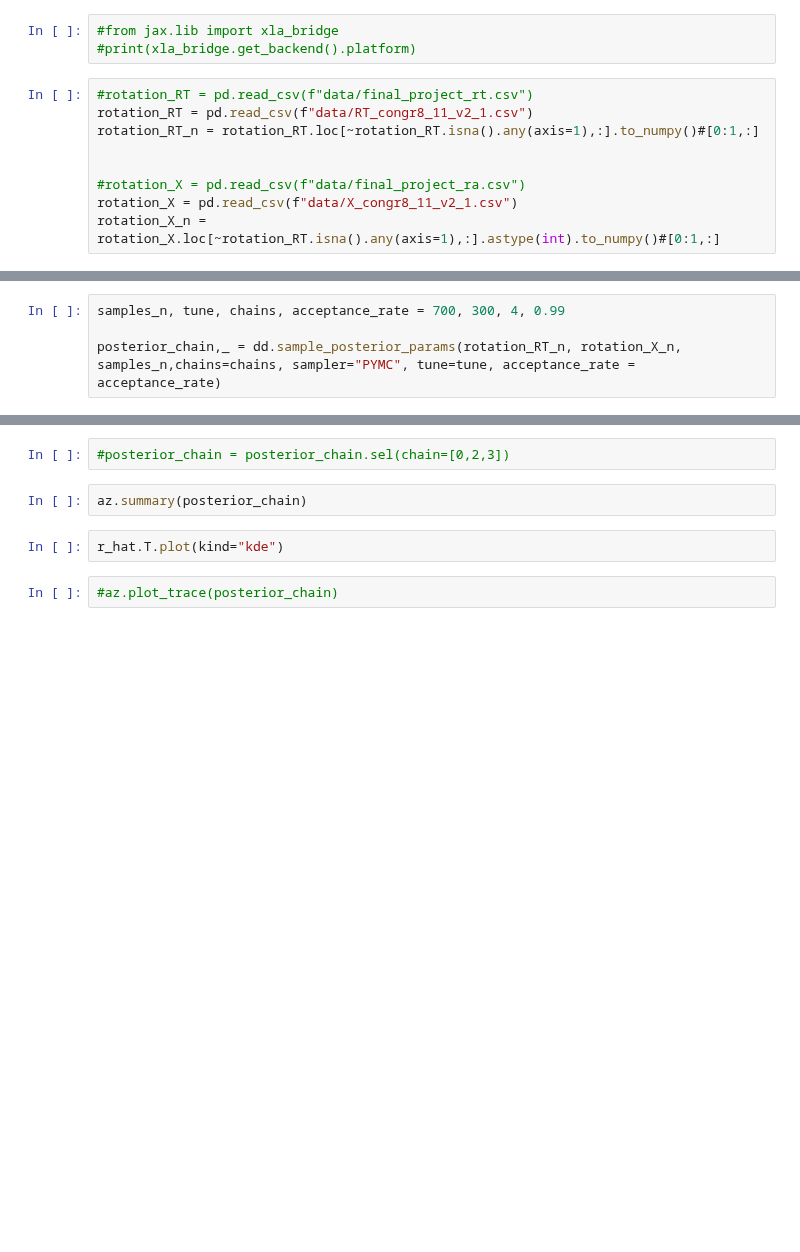
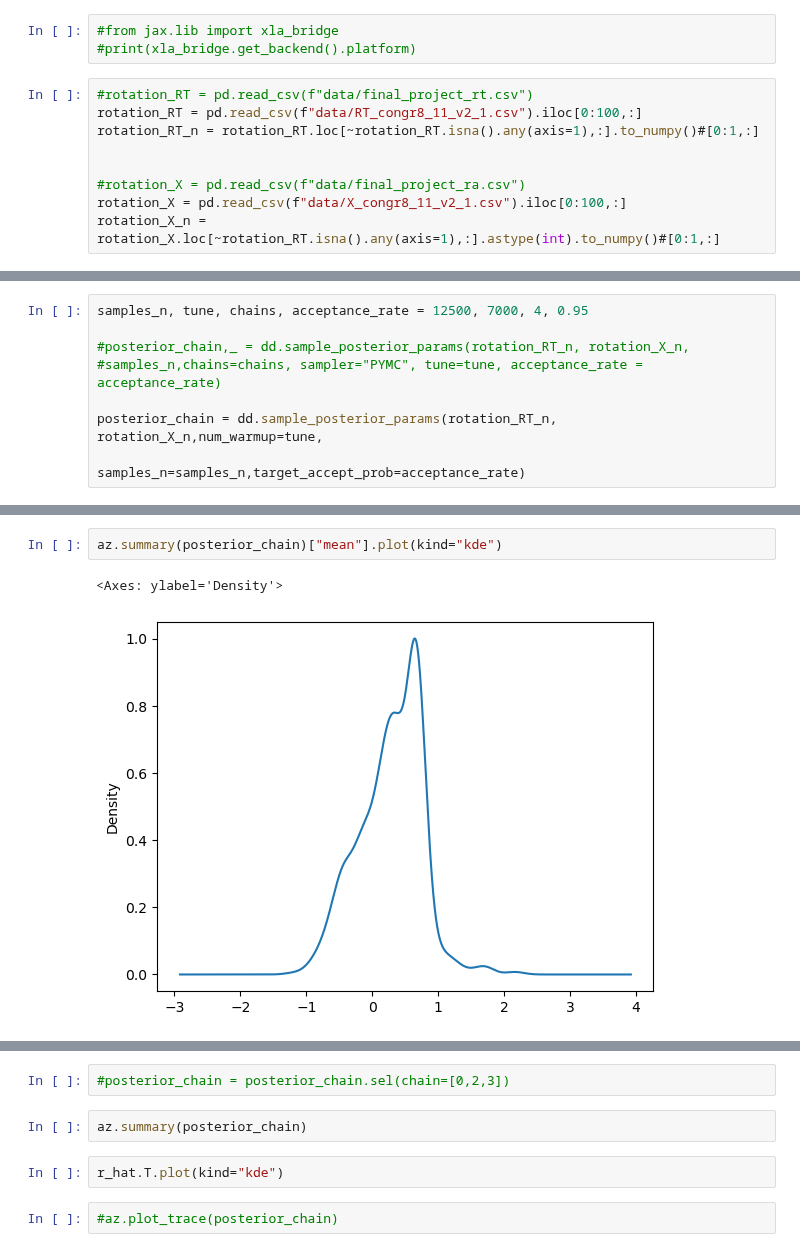
Before and after one commit to rkmalaiya/stochastic_cognitive_dynamics, a Jupyter notebook: examples/diffusion_mental_rotation.ipynb, the cells around one changed output, grey strips where cells are left out. Cells and saved outputs as stored; diff of their text form; blank space fills up the shorter version.

```diff
--- a/examples/diffusion_mental_rotation.ipynb
+++ b/examples/diffusion_mental_rotation.ipynb
@@ -19,12 +23,12 @@ pymc.__version__
 #print(xla_bridge.get_backend().platform)
 # %%
 #rotation_RT = pd.read_csv(f"data/final_project_rt.csv")
-rotation_RT = pd.read_csv(f"data/RT_congr8_11_v2_1.csv")
+rotation_RT = pd.read_csv(f"data/RT_congr8_11_v2_1.csv").iloc[0:100,:]
 rotation_RT_n = rotation_RT.loc[~rotation_RT.isna().any(axis=1),:].to_numpy()#[0:1,:]
 
 
 #rotation_X = pd.read_csv(f"data/final_project_ra.csv")
-rotation_X = pd.read_csv(f"data/X_congr8_11_v2_1.csv")
+rotation_X = pd.read_csv(f"data/X_congr8_11_v2_1.csv").iloc[0:100,:]
 rotation_X_n = rotation_X.loc[~rotation_RT.isna().any(axis=1),:].astype(int).to_numpy()#[0:1,:]
 # %%
 rotation_RT_n.shape
@@ -35,5 +47,8 @@ rotation_RT_n[rotation_RT_n < 0.9]
 # %%
-samples_n, tune, chains, acceptance_rate = 700, 300, 4, 0.99
+samples_n, tune, chains, acceptance_rate = 12500, 7000, 4, 0.95
 
-posterior_chain,_ = dd.sample_posterior_params(rotation_RT_n, rotation_X_n,
-samples_n,chains=chains, sampler="PYMC", tune=tune, acceptance_rate = acceptance_rate)
+#posterior_chain,_ = dd.sample_posterior_params(rotation_RT_n, rotation_X_n,
+#samples_n,chains=chains, sampler="PYMC", tune=tune, acceptance_rate = acceptance_rate)
+
+posterior_chain = dd.sample_posterior_params(rotation_RT_n, rotation_X_n,num_warmup=tune,
+                                             samples_n=samples_n,target_accept_prob=acceptance_rate)
@@ -44,3 +77,8 @@ az.summary(posterior_chain)
+# %%
+az.summary(posterior_chain)["mean"].plot(kind="kde")
+# %% [output]
+<Axes: ylabel='Density'>
+[figure, added]
 # %%
 df_posterior_chain = ut.get_summary(posterior_chain)
 df_posterior_chain
```
Also changed, not shown: parts of 11 cells of this notebook.
